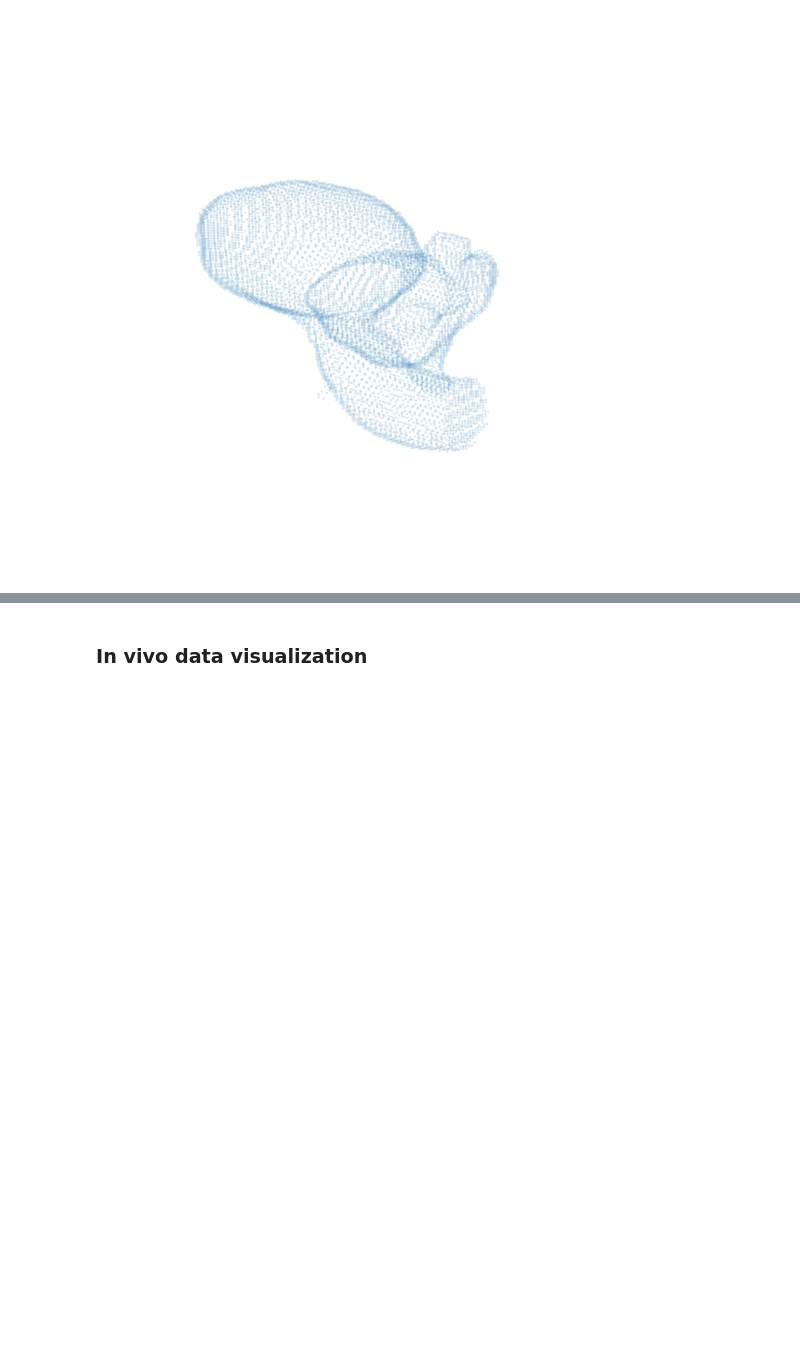
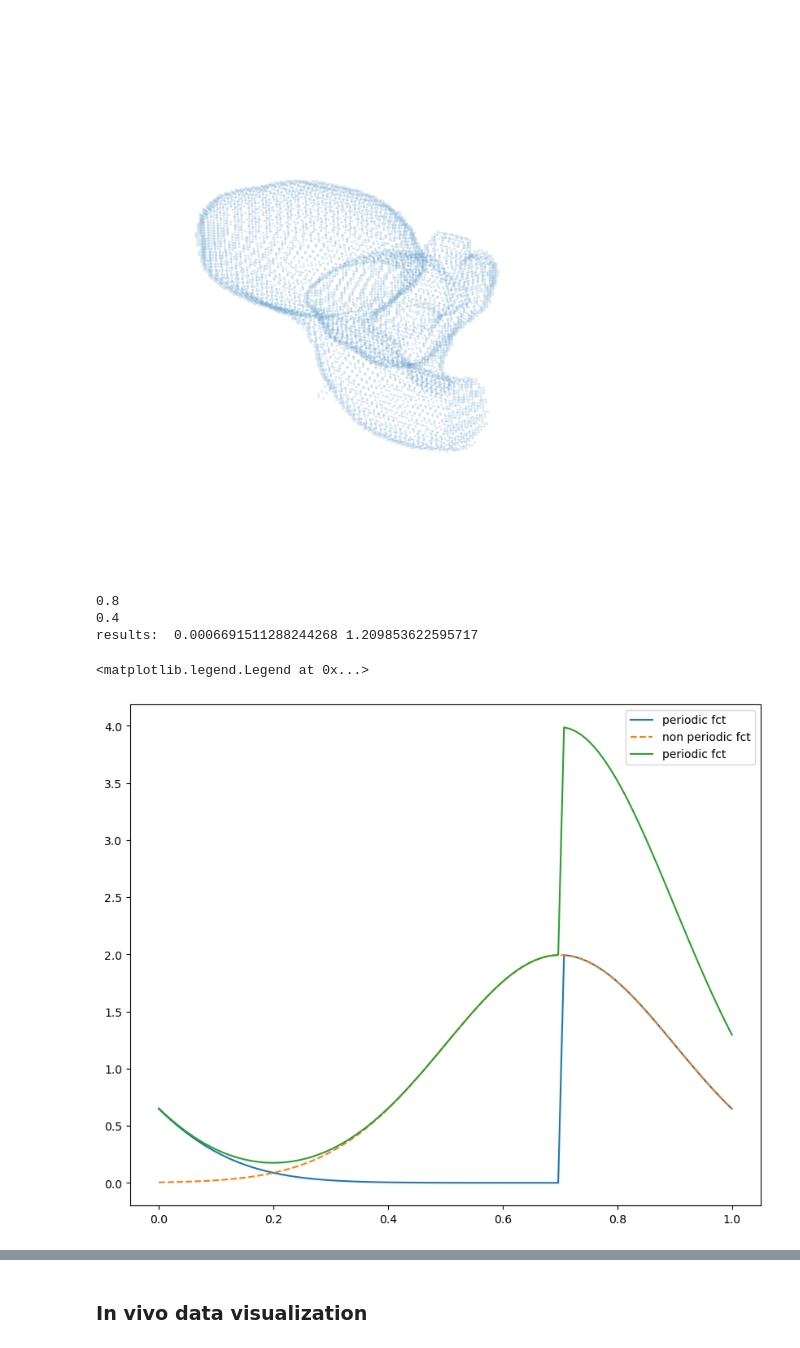
Before and after one commit to PiaaCaa/4DFlowNet, a Jupyter notebook: src/test_file.ipynb, the cells around one changed output, grey strips where cells are left out. Saved outputs shown, nothing was run; the diff lists cells and outputs as text; code cells hidden in the pictures; blank space fills up the shorter version.

```diff
--- a/src/test_file.ipynb
+++ b/src/test_file.ipynb
@@ -324,3 +315,33 @@ with h5py.File(upsampled_sinc, mode = 'r' ) as p2:
     data_2['mask'] =  temporal_mask
     for vel in vel_colnames:
         data_2[vel] = np.asarray(p2[vel]).squeeze()
+# %%
+
+from scipy.stats import norm
+
+def periodic_gaussian(t, midpoint, sigma):
+    # Calculate the periodic Gaussian function
+    t_shifted = (t - midpoint) % 1  # Make the function periodic
+    gaussian_values = norm.pdf(t_shifted, loc=0, scale=sigma)
+    return gaussian_values
+
+# Example usage:
+time_points = np.linspace(0, 1, 100)  # Time points from 0 to 1
+midpoint = 0.7  # Adjust midpoint as needed
+sigma = 0.2  # Adjust standard deviation as needed
+
+print((0.5 - midpoint) % 1)
+print(-0.6 % 1)
+
+result = periodic_gaussian(time_points, midpoint, sigma)
+print("results: ", periodic_gaussian(0.5, midpoint, sigma), norm.pdf(0.5, loc=midpoint, scale=sigma))
+plt.plot(time_points, result, label="periodic fct")
+plt.plot(time_points, norm.pdf(time_points, loc=midpoint, scale=sigma),"--", label = "non periodic fct")
+plt.plot(time_points,result + norm.pdf(time_points, loc=midpoint, scale=sigma), label="periodic fct")
+plt.legend()
+# %% [output]
+0.8
+0.4
+results:  0.0006691511288244268 1.209853622595717
+<matplotlib.legend.Legend at 0x...>
+[figure, added]
```
Also changed, not shown: parts of 16 cells of this notebook, 18 other files.
